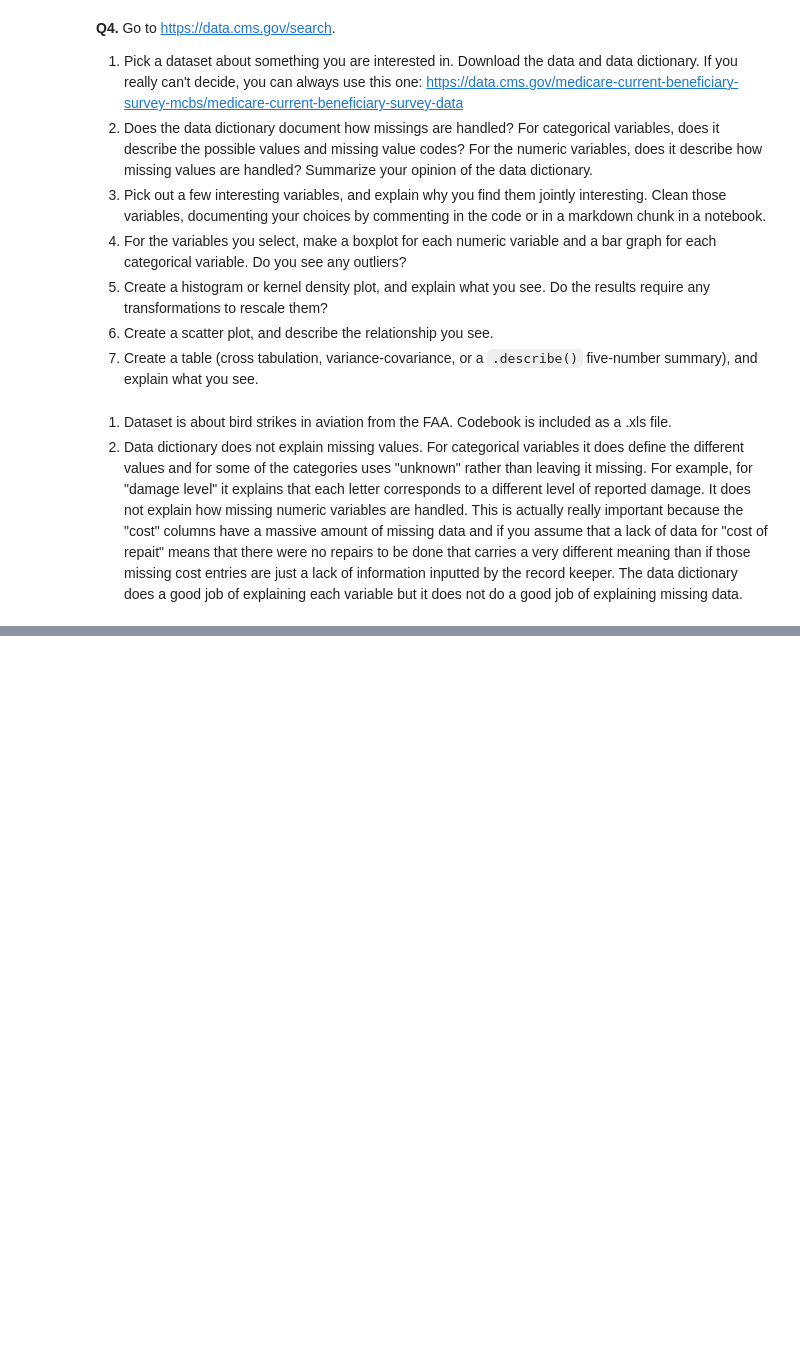
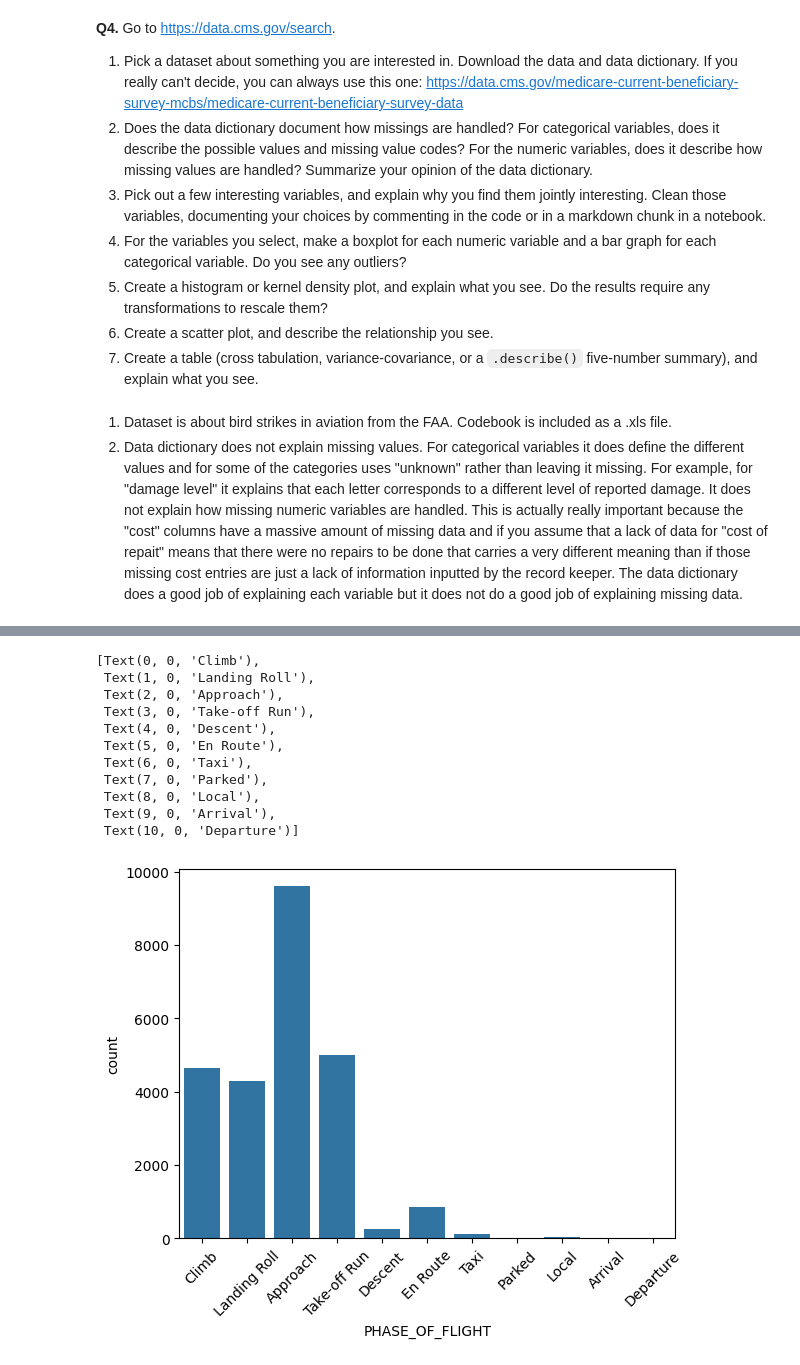
Before and after one commit to madisonhgallagher/visualization, a Jupyter notebook: assignment/assignment.ipynb, the cells around one changed output, grey strips where cells are left out. Drawn from its saved outputs; the diff is of its cells as text; code cells hidden in the pictures; blank space fills up the shorter version.

```diff
--- a/assignment/assignment.ipynb
+++ b/assignment/assignment.ipynb
@@ -237,0 +336,17 @@ It does not explain how missing numeric variables are handled. This is actually
+# %%
+#Phase of flight
+my_plot = sns.countplot(df, x="PHASE_OF_FLIGHT")
+my_plot.set_xticklabels(my_plot.get_xticklabels(), rotation=45)
+# %% [output]
+[Text(0, 0, 'Climb'),
+ Text(1, 0, 'Landing Roll'),
+ Text(2, 0, 'Approach'),
+ Text(3, 0, 'Take-off Run'),
+ Text(4, 0, 'Descent'),
+ Text(5, 0, 'En Route'),
+ Text(6, 0, 'Taxi'),
+ Text(7, 0, 'Parked'),
+ Text(8, 0, 'Local'),
+ Text(9, 0, 'Arrival'),
+ Text(10, 0, 'Departure')]
+[figure, added]
```
Also changed, not shown: parts of 23 cells of this notebook.
